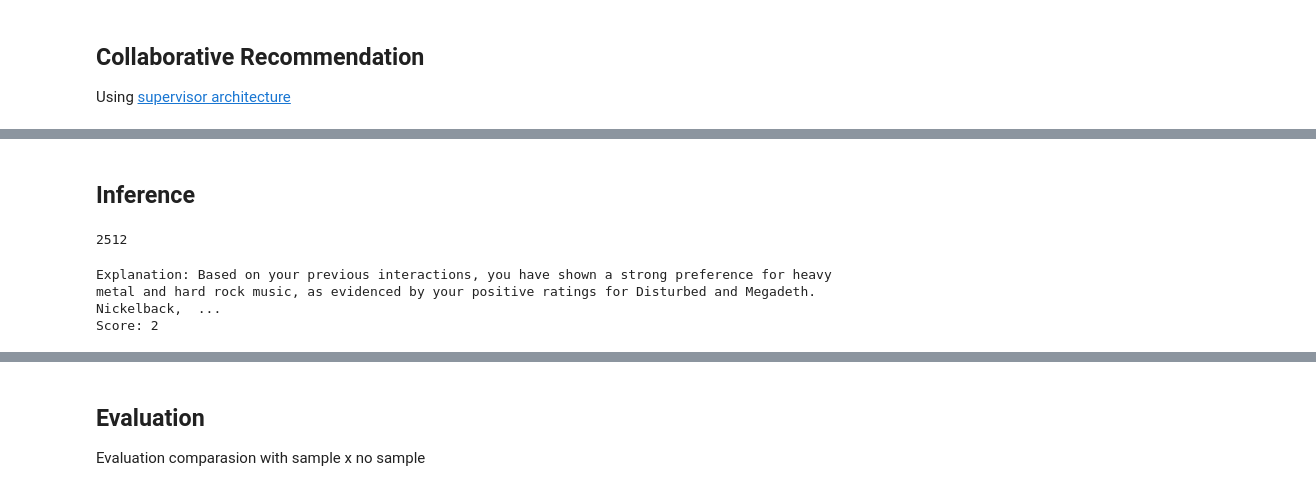
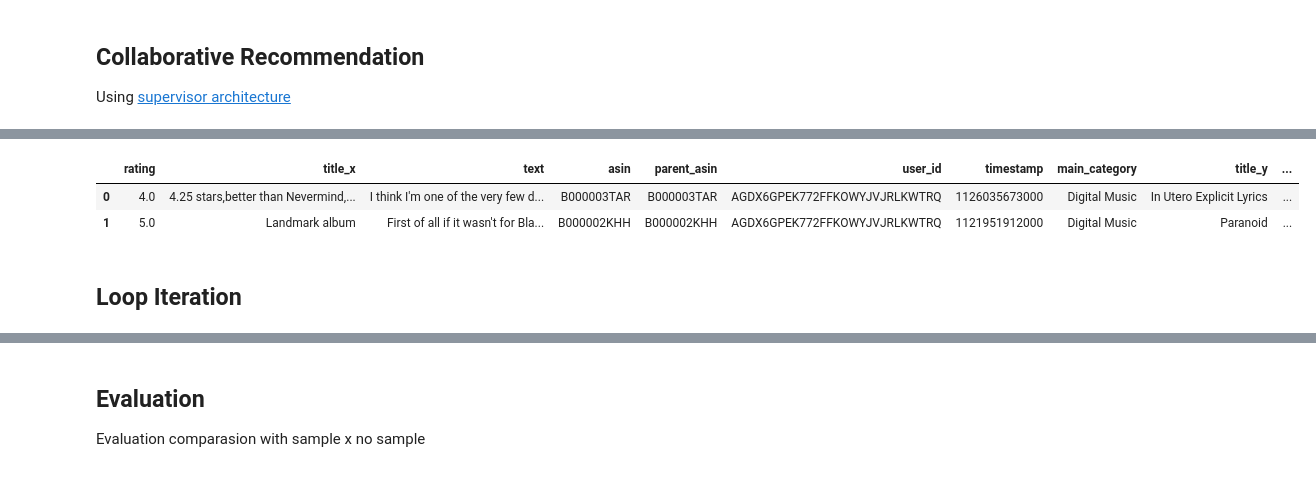
Before and after one commit to MatheusRDG/slm-agentic-recommendation, a Jupyter notebook: notebooks/4_collaborative_recommendation.ipynb, the cells around one changed output, grey strips where cells are left out. Saved outputs shown, nothing was run; the diff lists cells and outputs as text; code cells hidden in the pictures.

Commit message:
added training iteration

```diff
--- a/notebooks/4_collaborative_recommendation.ipynb
+++ b/notebooks/4_collaborative_recommendation.ipynb
@@ -332,10 +225,0 @@ prompt = PROMPT_USER.format(
-# %% [markdown]
-## Inference
-# %%
-import tiktoken
-
-tokenizer = tiktoken.get_encoding("o200k_base")
-
-len(tokenizer.encode(prompt))
-# %% [output]
-2512
@@ -345,6 +225,0 @@ answer = structured_llm.invoke(prompt)
-# %%
-print("Explanation:", answer.explanation)
-print("Score:", answer.score)
-# %% [output]
-Explanation: Based on your previous interactions, you have shown a strong preference for heavy metal and hard rock music, as evidenced by your positive ratings for Disturbed and Megadeth. Nickelback,  ...
-Score: 2
@@ -350,0 +237,6 @@ Score: 2
+# %%
+liked_items_train
+# %% [output]
+|  | rating | title_x | text | asin | parent_asin | user_id | timestamp | main_category | title_y | ... |
+| 0 | 4.0 | 4.25 stars,better than Nevermind,... | I think I'm one of the very few d... | B000003TAR | B000003TAR | AGDX6GPEK772FFKOWYJVJRLKWTRQ | 1126035673000 | Digital Music | In Utero Explicit Lyrics | ... |
+| 1 | 5.0 | Landmark album | First of all if it wasn't for Bla... | B000002KHH | B000002KHH | AGDX6GPEK772FFKOWYJVJRLKWTRQ | 1121951912000 | Digital Music | Paranoid | ... |
@@ -350,0 +623,2 @@ Score: 2
+# %% [markdown]
+## Loop Iteration
```
Also changed, not shown: parts of 28 cells of this notebook.
